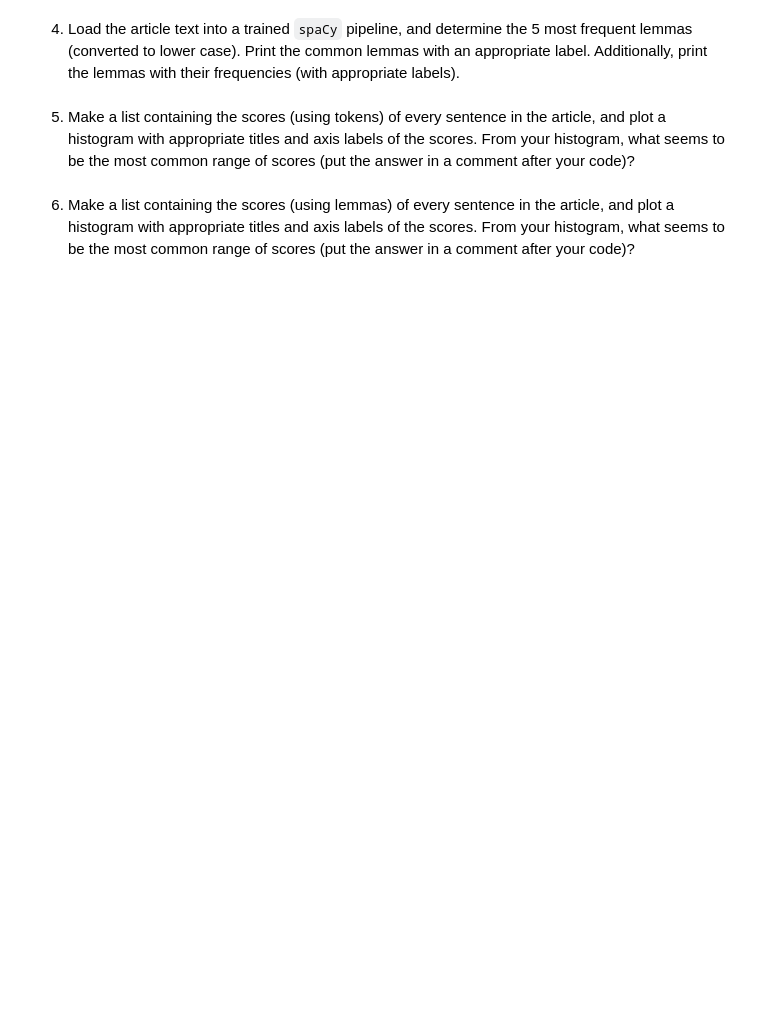
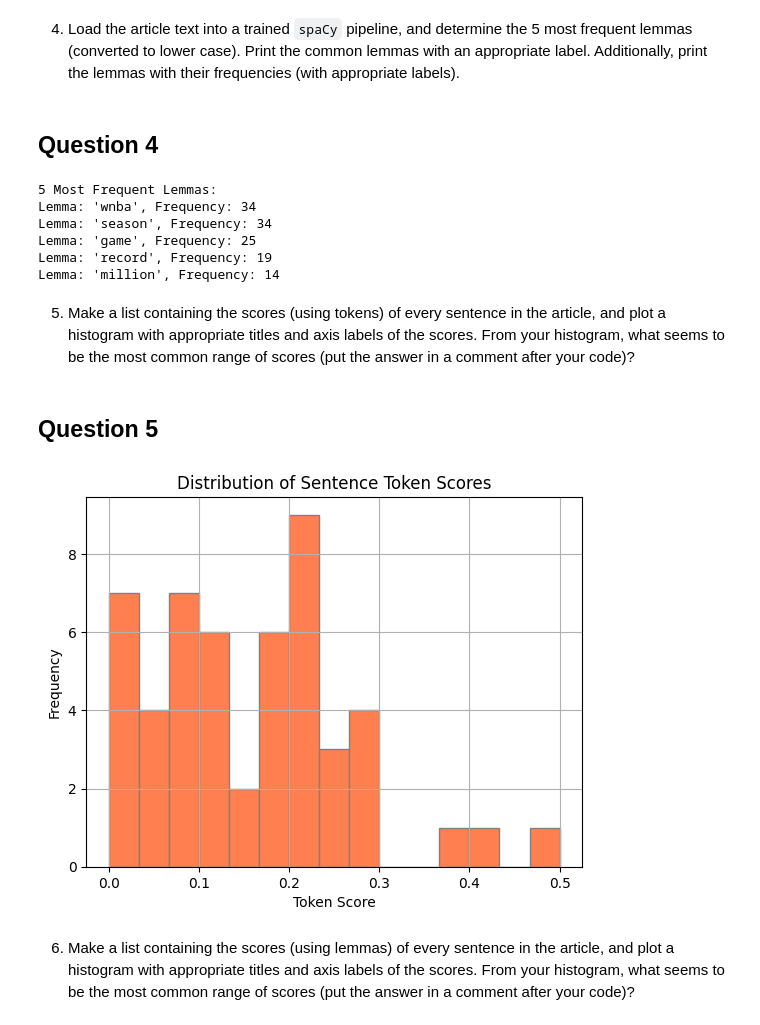
Before and after one commit to mindy0cruz/Mod7-Final-Project-Article-Summarizer, a Jupyter notebook: article-summarizer.ipynb, the cells around one changed output. Drawn from its saved outputs; the diff is of its cells as text; code cells hidden in the pictures; blank space fills up the shorter version.

```diff
--- a/article-summarizer.ipynb
+++ b/article-summarizer.ipynb
@@ -21,6 +170,58 @@ Every question that requires you to write code will have a code cell underneath
 # %% [markdown]
 4. Load the article text into a trained `spaCy` pipeline, and determine the 5 most frequent lemmas (converted to lower case).  Print the common lemmas with an appropriate label.  Additionally, print the lemmas with their frequencies (with appropriate labels).
+# %% [markdown]
+## Question 4
+# %%
+# Load spaCy model & process
+nlp = spacy.load("en_core_web_sm")
+doc = nlp(article_text)
+
+# Extract
+lemmas = [token.lemma_.lower() for token in doc if token.is_alpha and not token.is_stop]
+
+# Count lemma frequencies
+lemma_freq = Counter(lemmas)
+
+# Get the 5 most common lemmas
+most_common_lemmas = lemma_freq.most_common(5)
+
+# Print results
+print("5 Most Frequent Lemmas:")
+for lemma, freq in most_common_lemmas:
+    print(f"Lemma: '{lemma}', Frequency: {freq}")
+# %% [output]
+5 Most Frequent Lemmas:
+Lemma: 'wnba', Frequency: 34
+Lemma: 'season', Frequency: 34
+Lemma: 'game', Frequency: 25
+Lemma: 'record', Frequency: 19
+Lemma: 'million', Frequency: 14
 # %% [markdown]
 5. Make a list containing the scores (using tokens) of every sentence in the article, and plot a histogram with appropriate titles and axis labels of the scores. From your histogram, what seems to be the most common range of scores (put the answer in a comment after your code)?
+# %% [markdown]
+## Question 5
+# %%
+# Extract Tokens
+tokens = [token.text.lower() for token in nlp(article_text) if not token.is_stop and not token.is_punct and not token.is_space]
+
+# Find the most frequent tokens
+token_counts = Counter(tokens)
+interesting_tokens = [token for token, count in token_counts.most_common(5)]
+
+# Get sentences and calculate their scores
+doc = nlp(article_text)
+token_scores = [score_sentence_by_token(sent.text, interesting_tokens) for sent in doc.sents]
+
+# Plot histogram
+plt.hist(token_scores, bins=15, color='coral', edgecolor='gray')
+plt.title('Distribution of Sentence Token Scores')
+plt.xlabel('Token Score')
+plt.ylabel('Frequency')
+plt.grid(True)
+plt.show()
+
+# Most common range of scores is 0.00 to 0.2
+# %% [output]
+[figure, added]
 # %% [markdown]
 6. Make a list containing the scores (using lemmas) of every sentence in the article, and plot a histogram with appropriate titles and axis labels of the scores.  From your histogram, what seems to be the most common range of scores (put the answer in a comment after your code)?
```
Also changed, not shown: parts of 23 cells of this notebook, 2 other files.
